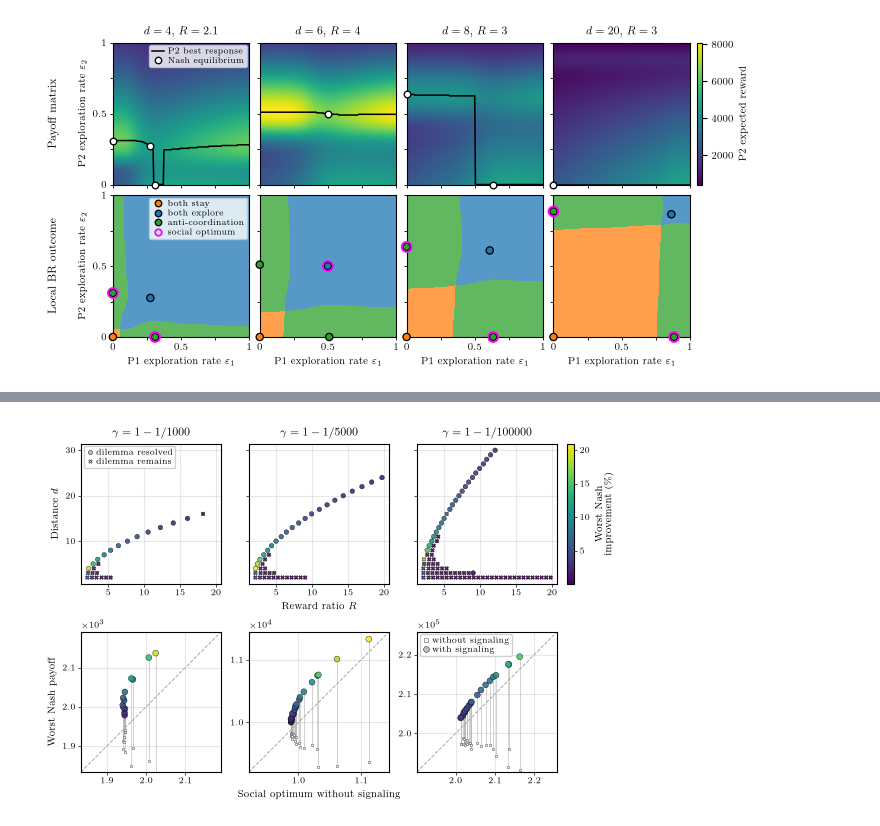
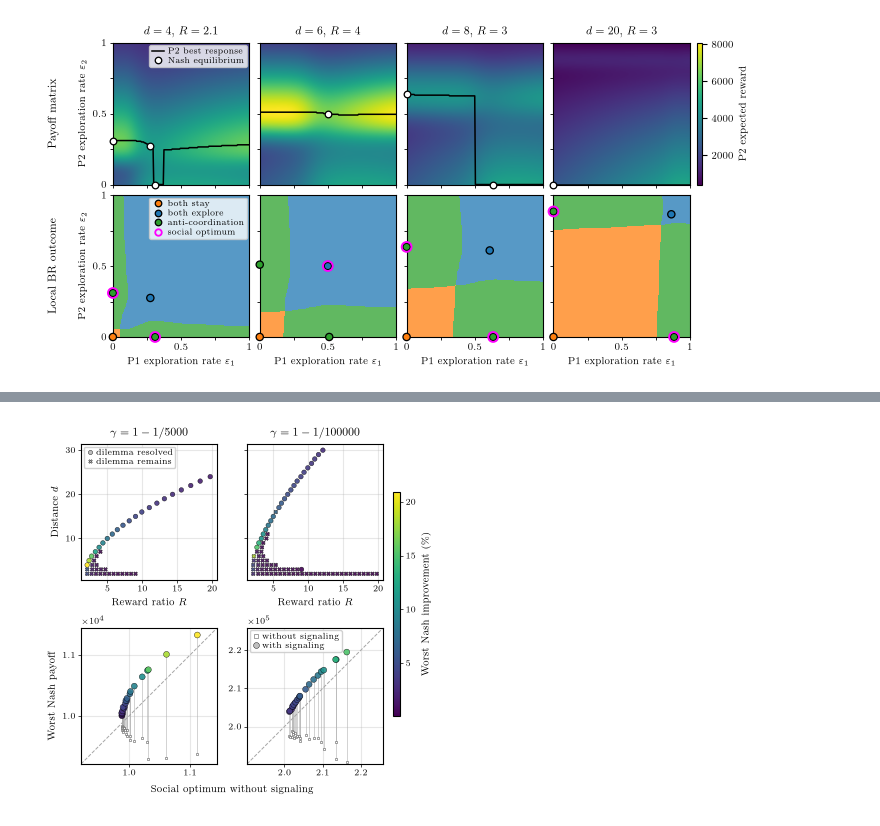
Before and after one commit to james-wolfe/competitive-exploration, a Jupyter notebook: notebooks/main_figs.ipynb, the cells around one changed output, grey strips where cells are left out. Cells and saved outputs as stored; diff of their text form; code cells hidden in the pictures.

```diff
--- a/notebooks/main_figs.ipynb
+++ b/notebooks/main_figs.ipynb
@@ -637,6 +635,7 @@ save_figure(fig, "nash_social_dilemma_classification.pdf")
 # %%
 """Figure 6: which strict dilemmas with both agents exploring at the worst Nash
-equilibrium are removed by signaling, and by how much the worst Nash payoff rises.
+equilibrium are removed by signaling, and by how much the worst Nash payoff rises, for
+two discount factors. SI Appendix shows the shortest horizon as well.
 
 For legibility the top row shows every seventh candidate reward ratio at each
 distance; the bottom row shows the removed dilemmas among those."""
@@ -648,7 +647,8 @@ from matplotlib.ticker import MultipleLocator
 
 from competitive_exploration.paths import DATA_DIR
 from competitive_exploration.plotting import (
-    PANEL_SIZE,
+    PNAS_WIDTHS,
+    TWO_GAMMA_PANEL_SIZE,
     place_panels,
     save_figure,
     use_paper_style,
@@ -658,7 +658,7 @@ use_paper_style(final_size=True)
 # Bottom-row axis limits, by T, equal on both axes. Two removed dilemmas lie partly
 # outside them (SI Section S8.2): limits fitted to every point would stretch the
 # T = 100000 panel to 1.9e5-8.8e5 because of the dilemma at d = 3, R = 9.03.
-LIMITS = {1000: (1834, 2191), 5000: (9211, 11445), 100000: (190217, 225800)}
+LIMITS = {5000: (9211, 11445), 100000: (190217, 225800)}
 # Tick and legend labels at the smallest PNAS size, and short ticks, to save space.
 TICK = 6
 plt.rcParams.update(
@@ -676,7 +676,10 @@ plt.rcParams.update(
 )
 base = np.load(DATA_DIR / "sweep_nash_social_dilemma_fine401.npz")
 signaling = np.load(DATA_DIR / "signaling_fine401.npz")
-T_values, d_values, R_values = base["T_values"], base["d_values"], base["R_values"]
+t_keep = [list(base["T_values"]).index(T) for T in LIMITS]
+T_values, d_values, R_values = base["T_values"][t_keep], base["d_values"], base["R_values"]
+base = {key: base[key][t_keep] for key in ["worst_nash_payoff", "best_local_payoff"]}
+signaling = {key: signaling[key][t_keep] for key in ["worst_nash_payoff", "candidate", "status"]}
 
 SOLVED = 0
 STRIDE = 7
@@ -694,10 +697,14 @@ remains = shown & ~solved
 norm = plt.Normalize(np.nanmin(improvement[shown]), np.nanmax(improvement[shown]))
 
 
-# Square panels the size of those in Figure 4 (and Figure 5).
-width, height, left, bottom, wspace, hspace = 5.73, 3.82, 0.36, 0.32, 0.28, 0.48
+# Square panels, so that the diagonal of the bottom row lies at 45 degrees, placed as in
+# Figure 5, with the colorbar on the right, at the width of a 3/4-page figure.
+panel = TWO_GAMMA_PANEL_SIZE
+width, left, bottom, top = PNAS_WIDTHS["one_and_half"], 0.58, 0.32, 0.2
+wspace, hspace = 0.3, 0.48
+height = bottom + 2 * panel + hspace + top
 fig, axes = plt.subplots(2, len(T_values), figsize=(width, height))
-place_panels(fig, axes, PANEL_SIZE, left, bottom, wspace, hspace)
+place_panels(fig, axes, panel, left, bottom, wspace, hspace)
 for ax in axes[0, 1:]:
     ax.sharex(axes[0, 0])
     ax.sharey(axes[0, 0])
@@ -722,6 +729,7 @@ for t, T in enumerate(T_values):
             zorder=2,
         )
     ax.set_title(rf"$\gamma = 1 - 1/{T}$")
+    ax.set_xlabel(r"Reward ratio $R$")
     ax.set_yticks([10, 20, 30])
     ax.grid(True)
 
@@ -766,8 +774,13 @@ for t, T in enumerate(T_values):
     ax.xaxis.get_offset_text().set_visible(False)
     ax.grid(True)
 
-axes[0, 1].set_xlabel(r"Reward ratio $R$")
-axes[1, 1].set_xlabel("Social optimum without signaling")
+fig.text(
+    (left + panel + wspace / 2) / width,
+    0.02 / height,
+    "Social optimum without signaling",
+    ha="center",
+    va="bottom",
+)
 axes[0, 0].set_ylabel(r"Distance $d$")
 axes[1, 0].set_ylabel("Worst Nash payoff")
 
@@ -790,37 +803,40 @@ LEGEND_STYLE = dict(
     loc="upper left",
     handlelength=1,
     handletextpad=0.2,
     borderpad=0.3,
     labelspacing=0.2,
     borderaxespad=0.3,
     framealpha=0.9,
 )
 axes[0, 0].legend(
     handles=[marker("dilemma resolved", "o"), marker("dilemma remains", "X", size=2.6)],
     **LEGEND_STYLE,
 )
 # In the last panel, whose upper left is empty; elsewhere it would cover data.
-axes[1, 2].legend(
+axes[1, -1].legend(
     handles=[
         marker("without signaling", "s", face="white", edge="0.35", width=0.4, size=2.5),
         marker("with signaling", "o", size=4.2),
     ],
     **LEGEND_STYLE,
 )
 
+# Centered on the two rows, over most of their height.
+bar_height = 0.7 * (2 * panel + hspace)
 colorbar = fig.colorbar(
     plt.cm.ScalarMappable(norm, "viridis"),
     cax=fig.add_axes(
         [
-            (left + 3 * PANEL_SIZE + 2 * wspace + 0.1) / width,
-            (bottom + PANEL_SIZE + hspace) / height,
+            (left + 2 * panel + wspace + 0.1) / width,
+            (bottom + (2 * panel + hspace - bar_height) / 2) / height,
             0.07 / width,
-            PANEL_SIZE / height,
+            bar_height / height,
         ]
     ),
+    ticks=[5, 10, 15, 20],
 )
-colorbar.set_label("Worst Nash\nimprovement (\\%)", labelpad=4)
+colorbar.set_label("Worst Nash improvement (\\%)", labelpad=4)
 
-save_figure(fig, "signaling_dilemma_summary_sampled_refined.pdf")
+save_figure(fig, "signaling_dilemma_summary_sampled_refined_two_gamma_wide.pdf")
 # %% [output]
-[figure, old version]
+[figure, new version]
```
Also changed, not shown: parts of 5 cells of this notebook, 9 other files.
